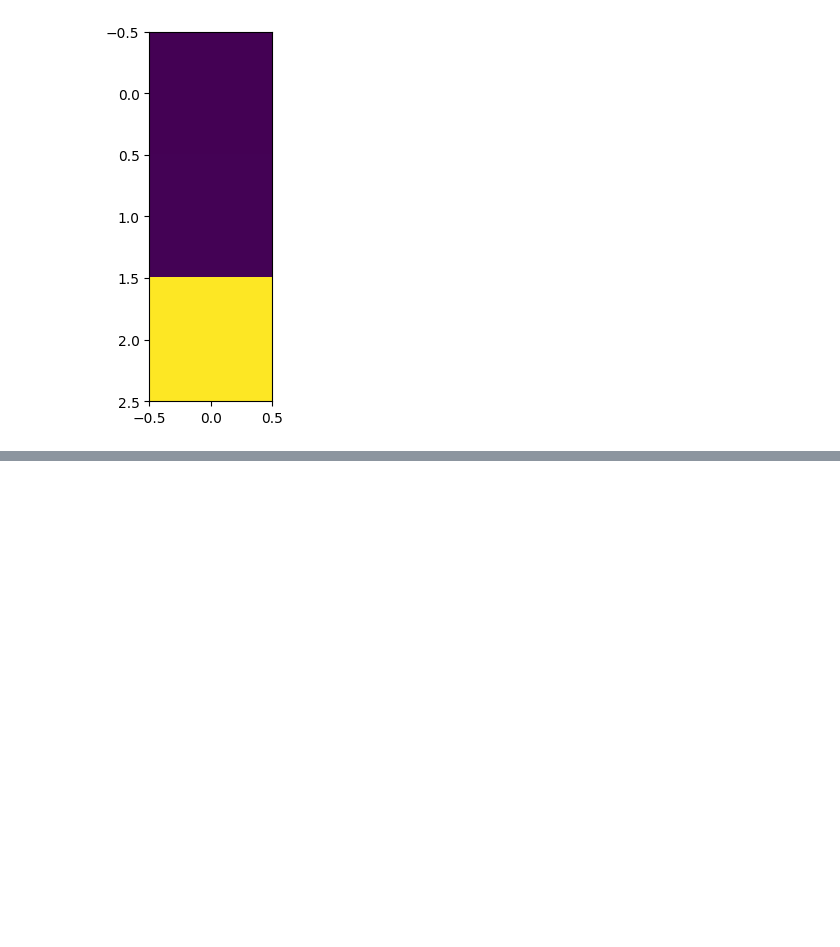
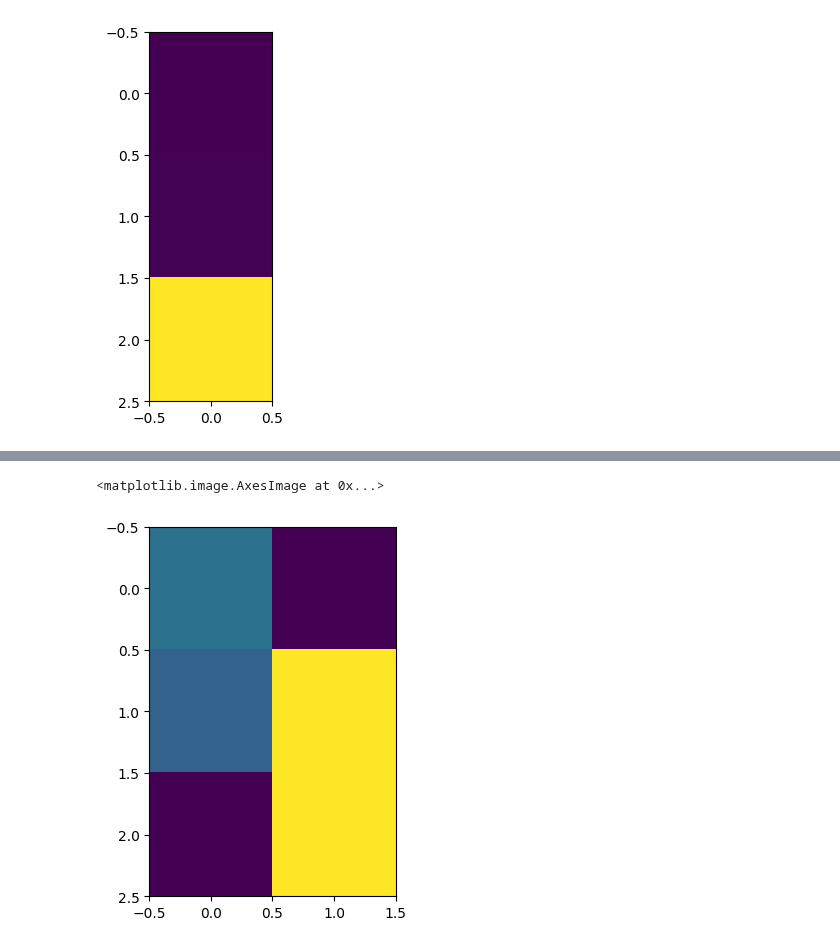
Before and after one commit to ManuelLerchner/ProliferatingCellCollectives-IDP, a Jupyter notebook: analysis/energy_surface.ipynb, the cells around one changed output, grey strips where cells are left out. Saved outputs shown, nothing was run; the diff lists cells and outputs as text; code cells hidden in the pictures; blank space fills up the shorter version.

```diff
--- a/analysis/energy_surface.ipynb
+++ b/analysis/energy_surface.ipynb
@@ -213,0 +272,13 @@ fig.savefig('energy_contours_ax2.png', dpi=400, bbox_inches=extent)
+# %%
+L_string = """
+ 1.86733e-01  1.58027e-01  0.00000e+00
+ 0.00000e+00  5.00000e-01  5.00000e-01
+ """
+L_lines = L_string.strip().split("\n")
+L_data = [list(map(float, line.split())) for line in L_lines]
+L = np.array(L_data).T
+
+plt.imshow(L, cmap='viridis')
+# %% [output]
+<matplotlib.image.AxesImage at 0x...>
+[figure, added]
```
Also changed, not shown: parts of 9 cells of this notebook, 3 other files.
